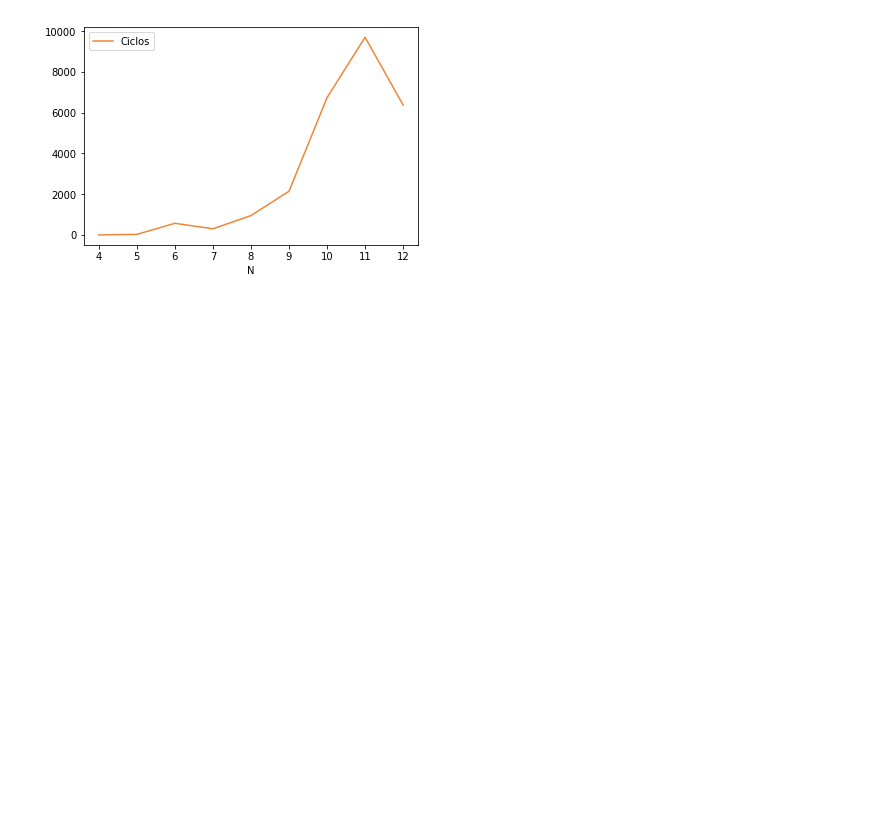
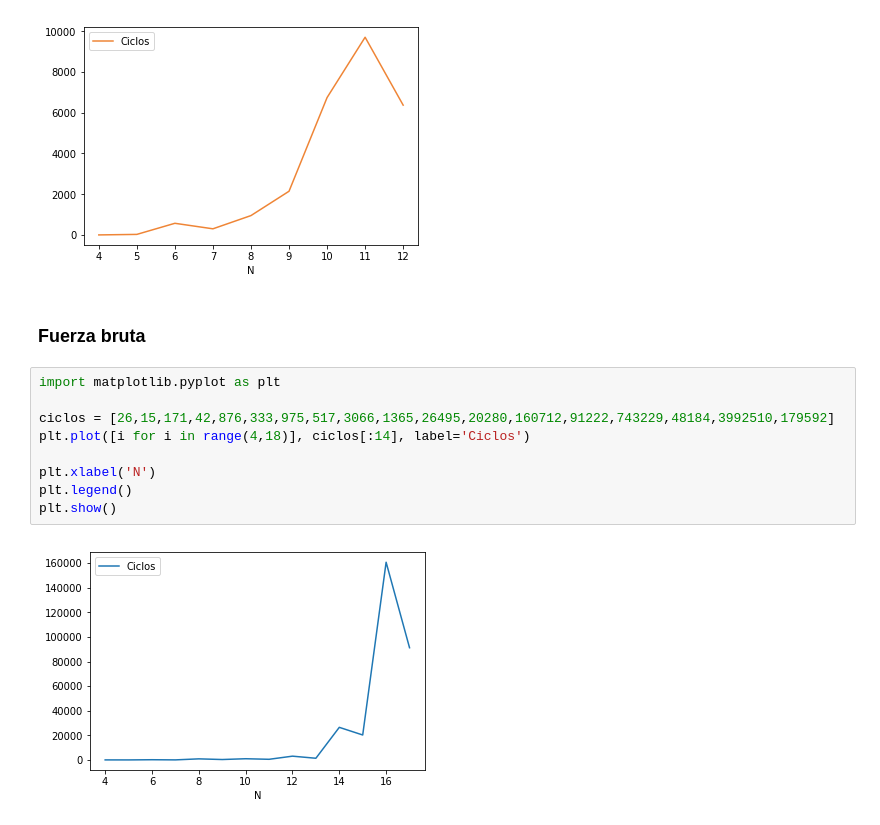
Before and after one commit to blayhem/uc3m-GA-nqueens, a Jupyter notebook: Graphics.ipynb, the cells around one changed output. Drawn from its saved outputs; the diff is of its cells as text; blank space fills up the shorter version.

```diff
--- a/Graphics.ipynb
+++ b/Graphics.ipynb
@@ -57,3 +57,16 @@ plt.show()
 # %% [output]
 [figure]
 [figure]
+# %% [markdown]
+### Fuerza bruta
+# %%
+import matplotlib.pyplot as plt
+
+ciclos = [26,15,171,42,876,333,975,517,3066,1365,26495,20280,160712,91222,743229,48184,3992510,179592]
+plt.plot([i for i in range(4,18)], ciclos[:14], label='Ciclos')
+
+plt.xlabel('N')
+plt.legend()
+plt.show()
+# %% [output]
+[figure, added]
```
Also changed, not shown: 5 other files.
